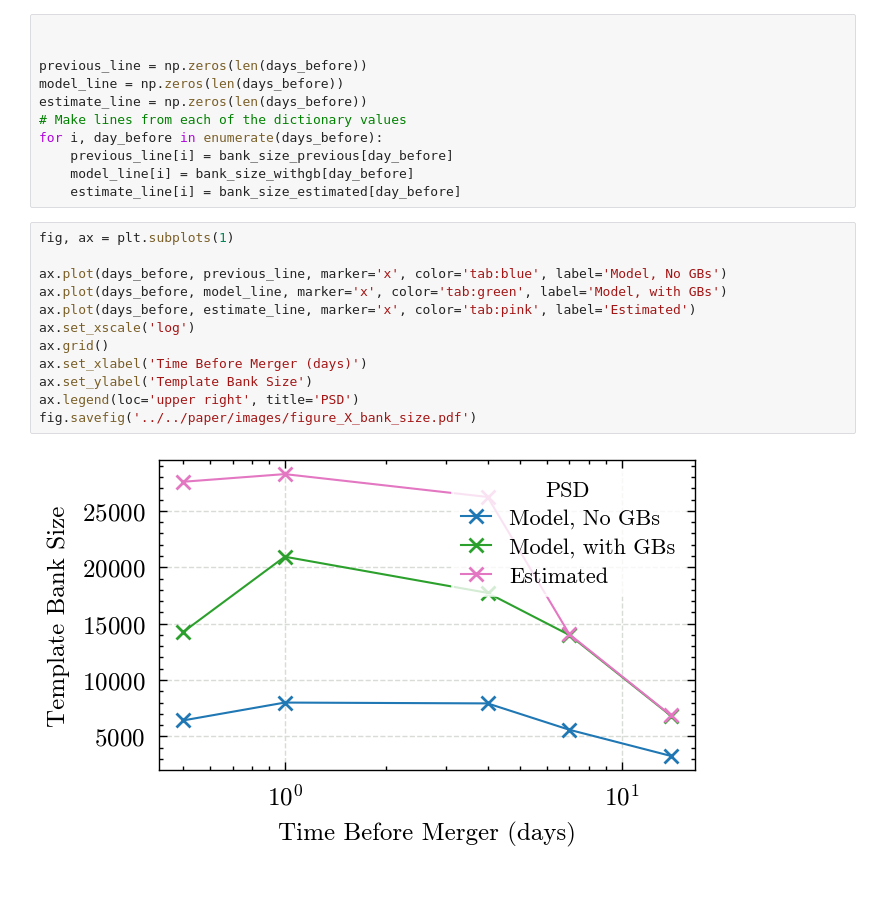
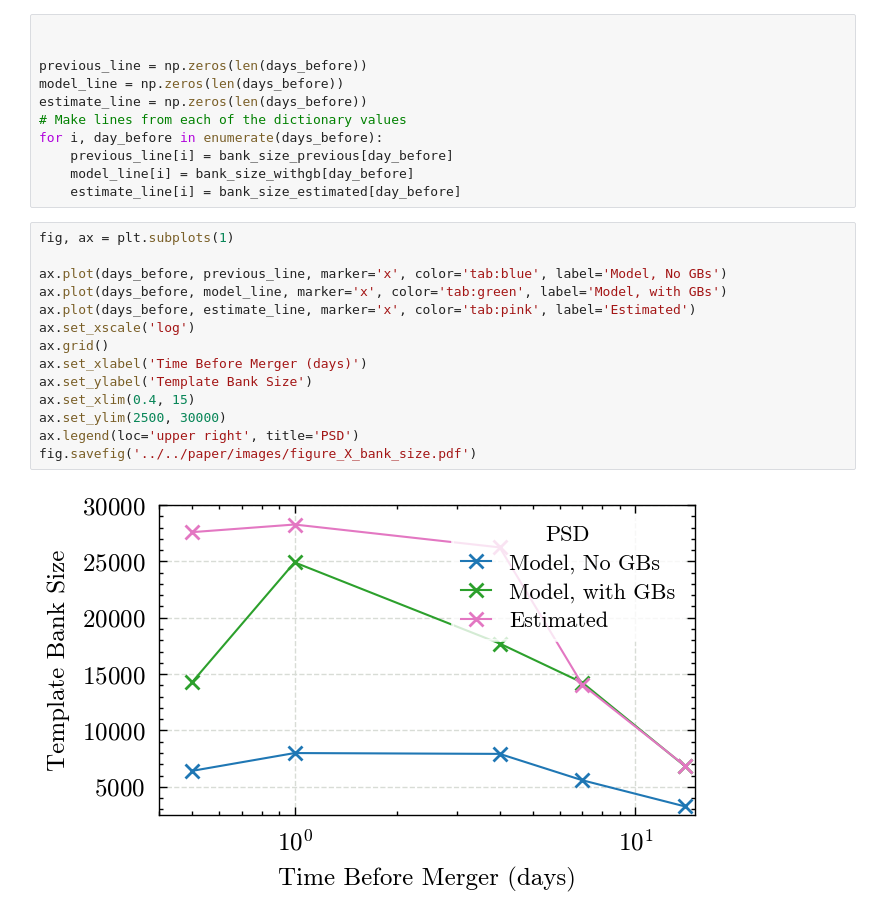
Before and after one commit to icg-gravwaves/lisa_premerger_sangria, a Jupyter notebook: search/template_bank/template_banks.ipynb, the cells around one changed output. Cells and saved outputs as stored; diff of their text form; blank space fills up the shorter version.

```diff
--- a/search/template_bank/template_banks.ipynb
+++ b/search/template_bank/template_banks.ipynb
@@ -124,14 +125,16 @@ for i, day_before in enumerate(days_before):
 # %%
 fig, ax = plt.subplots(1)
 
 ax.plot(days_before, previous_line, marker='x', color='tab:blue', label='Model, No GBs')
 ax.plot(days_before, model_line, marker='x', color='tab:green', label='Model, with GBs')
 ax.plot(days_before, estimate_line, marker='x', color='tab:pink', label='Estimated')
 ax.set_xscale('log')
 ax.grid()
 ax.set_xlabel('Time Before Merger (days)')
 ax.set_ylabel('Template Bank Size')
+ax.set_xlim(0.4, 15)
+ax.set_ylim(2500, 30000)
 ax.legend(loc='upper right', title='PSD')
 fig.savefig('../../paper/images/figure_X_bank_size.pdf')
 # %% [output]
-[figure, old version]
+[figure, new version]
```
Also changed, not shown: parts of 5 cells of this notebook, 5 other files.
